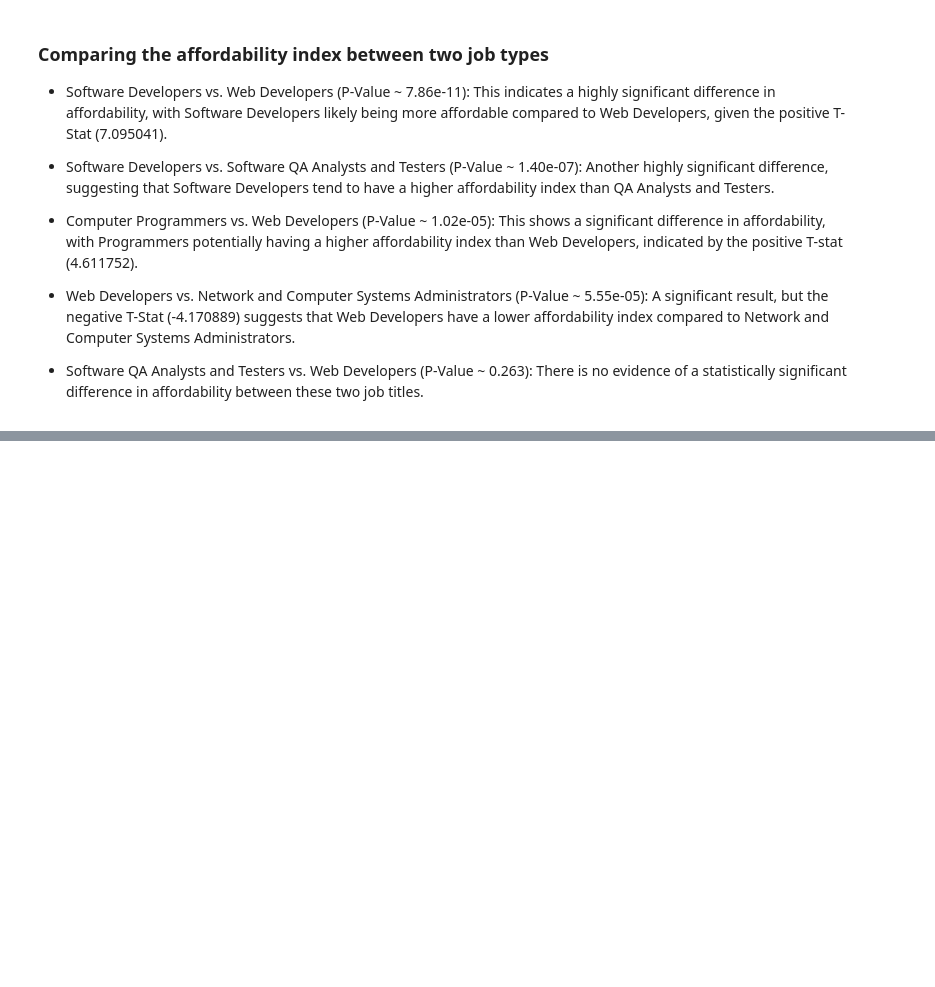
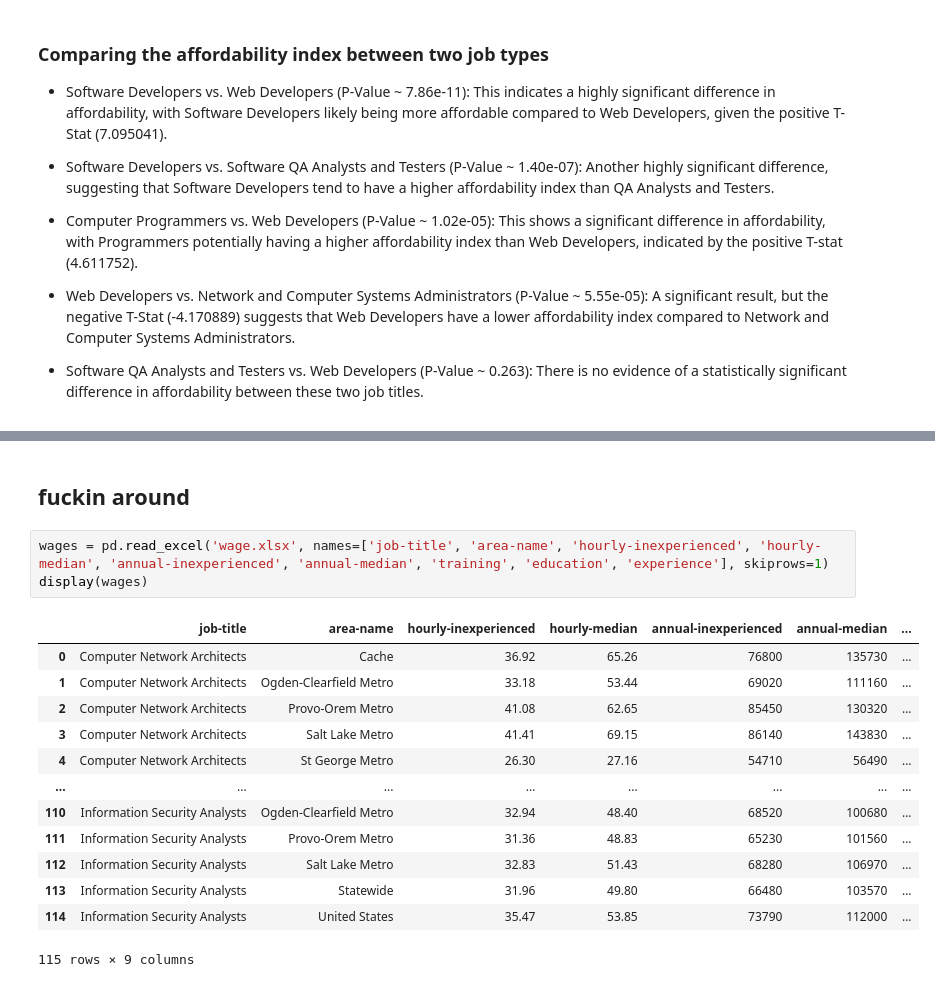
Before and after one commit to Tyler-Johnston/Utah-Programmer-Job-Market-Analysis, a Jupyter notebook: project.ipynb, the cells around one changed output, grey strips where cells are left out. Drawn from its saved outputs; the diff is of its cells as text; blank space fills up the shorter version.

Commit message:
tables

```diff
--- a/project.ipynb
+++ b/project.ipynb
@@ -220,0 +329,19 @@ affordabilityTTests(combined_df)
+# %% [markdown]
+## fuckin around
+# %%
+wages = pd.read_excel('wage.xlsx', names=['job-title', 'area-name', 'hourly-inexperienced', 'hourly-median', 'annual-inexperienced', 'annual-median', 'training', 'education', 'experience'], skiprows=1)
+display(wages)
+# %% [output]
+|  | job-title | area-name | hourly-inexperienced | hourly-median | annual-inexperienced | annual-median | ... |
+| 0 | Computer Network Architects | Cache | 36.92 | 65.26 | 76800 | 135730 | ... |
+| 1 | Computer Network Architects | Ogden-Clearfield Metro | 33.18 | 53.44 | 69020 | 111160 | ... |
+| 2 | Computer Network Architects | Provo-Orem Metro | 41.08 | 62.65 | 85450 | 130320 | ... |
+| 3 | Computer Network Architects | Salt Lake Metro | 41.41 | 69.15 | 86140 | 143830 | ... |
+| 4 | Computer Network Architects | St George Metro | 26.30 | 27.16 | 54710 | 56490 | ... |
+| ... | ... | ... | ... | ... | ... | ... | ... |
+| 110 | Information Security Analysts | Ogden-Clearfield Metro | 32.94 | 48.40 | 68520 | 100680 | ... |
+| 111 | Information Security Analysts | Provo-Orem Metro | 31.36 | 48.83 | 65230 | 101560 | ... |
+| 112 | Information Security Analysts | Salt Lake Metro | 32.83 | 51.43 | 68280 | 106970 | ... |
+| 113 | Information Security Analysts | Statewide | 31.96 | 49.80 | 66480 | 103570 | ... |
+| 114 | Information Security Analysts | United States | 35.47 | 53.85 | 73790 | 112000 | ... |
+115 rows × 9 columns
```
Also changed, not shown: parts of 8 cells of this notebook, 8 other files.
